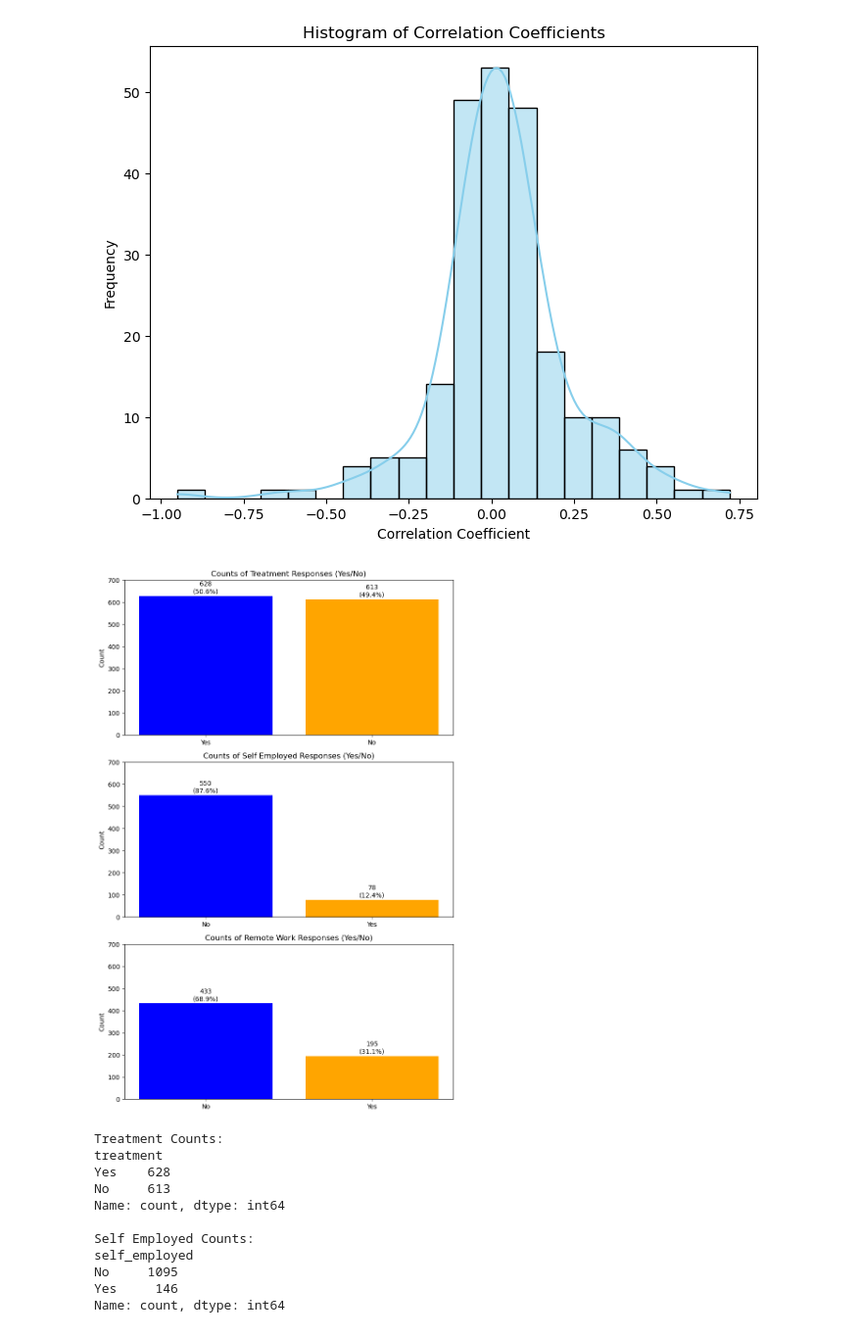
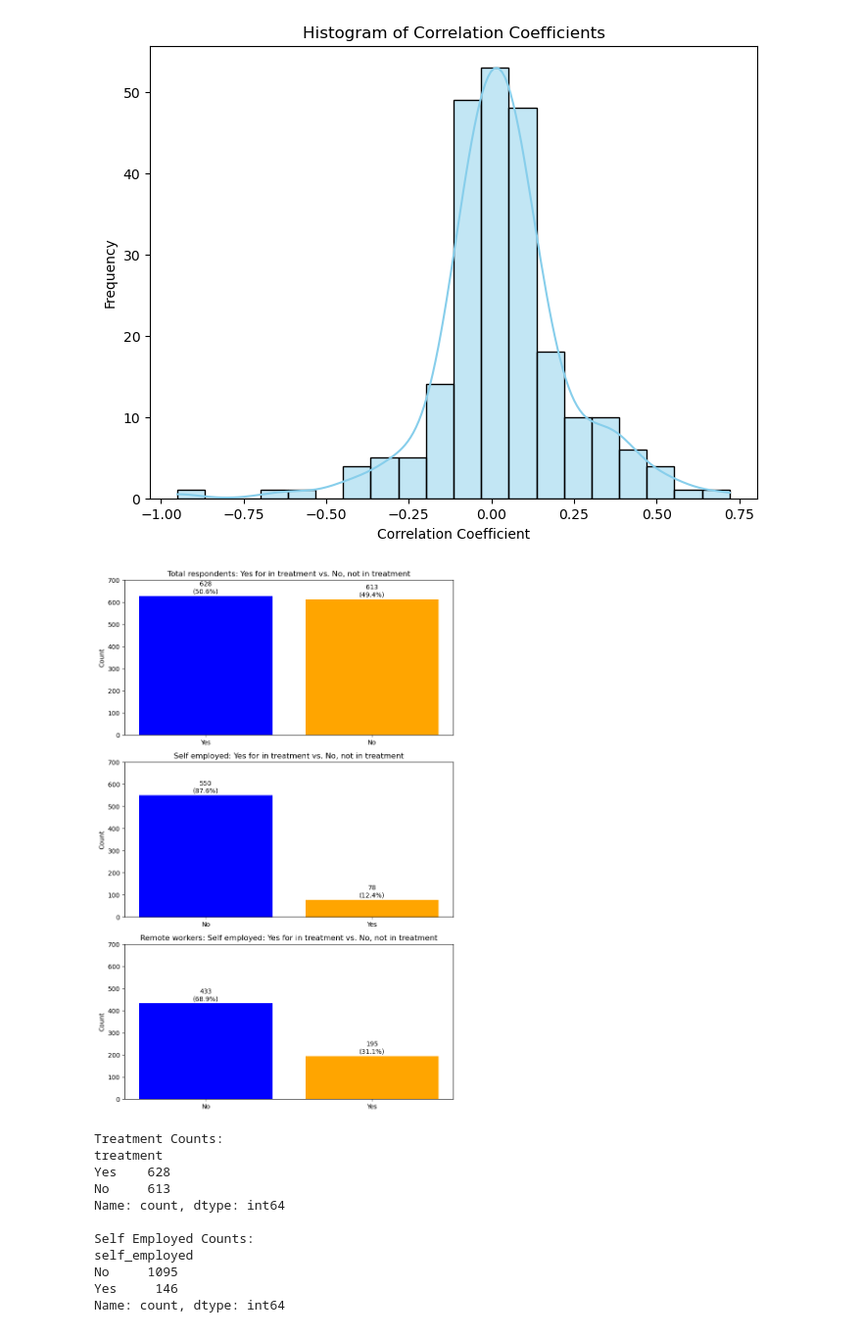
Before and after one commit to JimCarson1/Project_1, a Jupyter notebook: monday update.ipynb, the cells around one changed output. Shown at 98% size. Cells and saved outputs as stored; diff of their text form; code cells hidden in the pictures.

```diff
--- a/monday update.ipynb
+++ b/monday update.ipynb
@@ -508,37 +508,37 @@ remote_work_counts = treatment_yes_df['remote_work'].value_counts()
 fig, ax = plt.subplots(3, 1, figsize=(8, 12))
 
 # Function to annotate bars with counts and percentages
 def annotate_bars(ax, counts):
     total = sum(counts)
     for i, count in enumerate(counts):
         percentage = count / total * 100
         ax.text(i, count + 5, f'{count}\n({percentage:.1f}%)', ha='center', va='bottom')
 
 # Plot for 'treatment' column
 ax[0].bar(treatment_counts.index, treatment_counts.values, color=['blue', 'orange'])
 ax[0].set_ylabel('Count')
-ax[0].set_title('Counts of Treatment Responses (Yes/No)')
+ax[0].set_title('Total respondents: Yes for in treatment vs. No, not in treatment')
 ax[0].set_ylim(0, 700)  # Set the y-axis range to go up to 700
 annotate_bars(ax[0], treatment_counts.values)
 
 # Plot for 'self_employed' column
 ax[1].bar(self_employed_counts.index, self_employed_counts.values, color=['blue', 'orange'])
 ax[1].set_ylabel('Count')
-ax[1].set_title('Counts of Self Employed Responses (Yes/No)')
+ax[1].set_title('Self employed: Yes for in treatment vs. No, not in treatment')
 ax[1].set_ylim(0, 700)  # Set the y-axis range to go up to 700
 annotate_bars(ax[1], self_employed_counts.values)
 
 # Plot for 'remote_work' column
 ax[2].bar(remote_work_counts.index, remote_work_counts.values, color=['blue', 'orange'])
 ax[2].set_ylabel('Count')
-ax[2].set_title('Counts of Remote Work Responses (Yes/No)')
+ax[2].set_title('Remote workers: Self employed: Yes for in treatment vs. No, not in treatment')
 ax[2].set_ylim(0, 700)  # Set the y-axis range to go up to 700
 annotate_bars(ax[2], remote_work_counts.values)
 
 plt.tight_layout()
 plt.show()
 # %% [output]
-[figure, old version]
+[figure, new version]
 # %%
 # Count of "Yes" and "No" values in the "treatment" column
 treatment_counts = clean_demographic_df['treatment'].value_counts()
```
Also changed, not shown: parts of 1 cell of this notebook.
